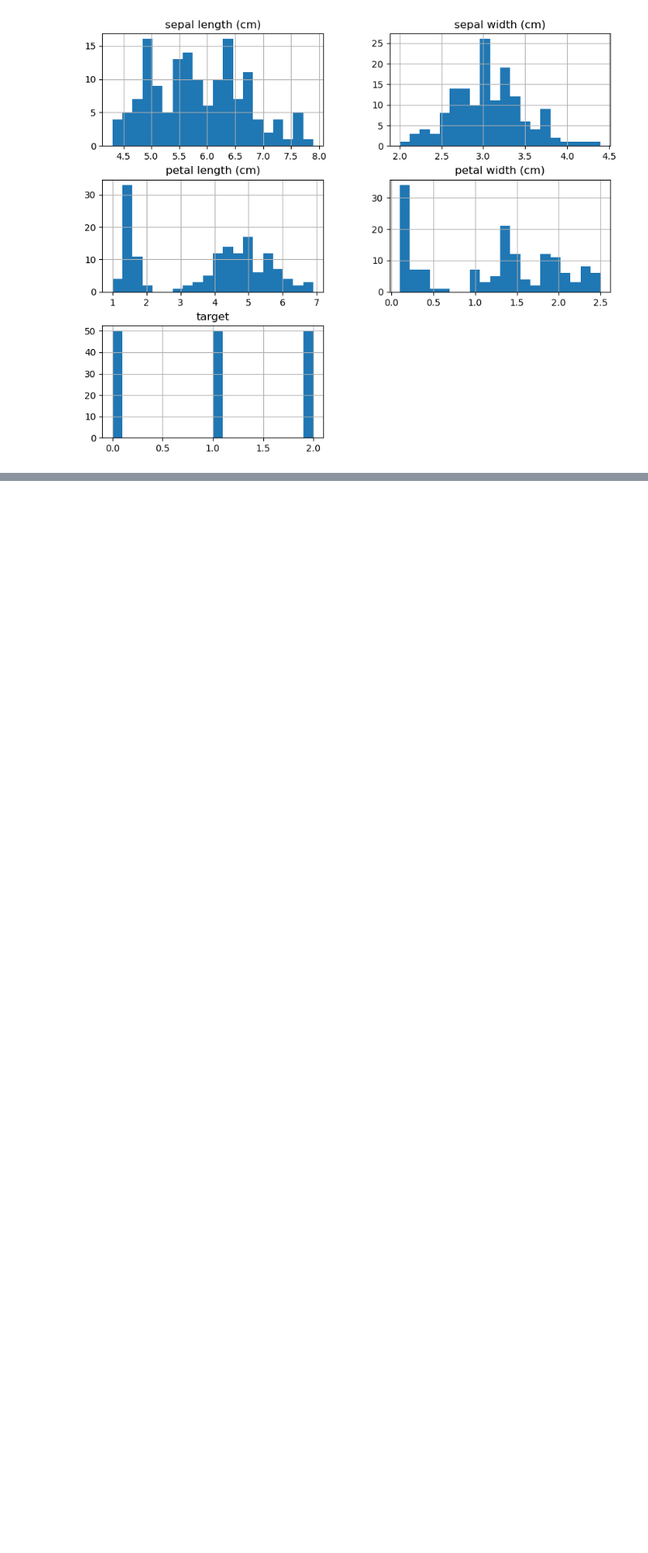
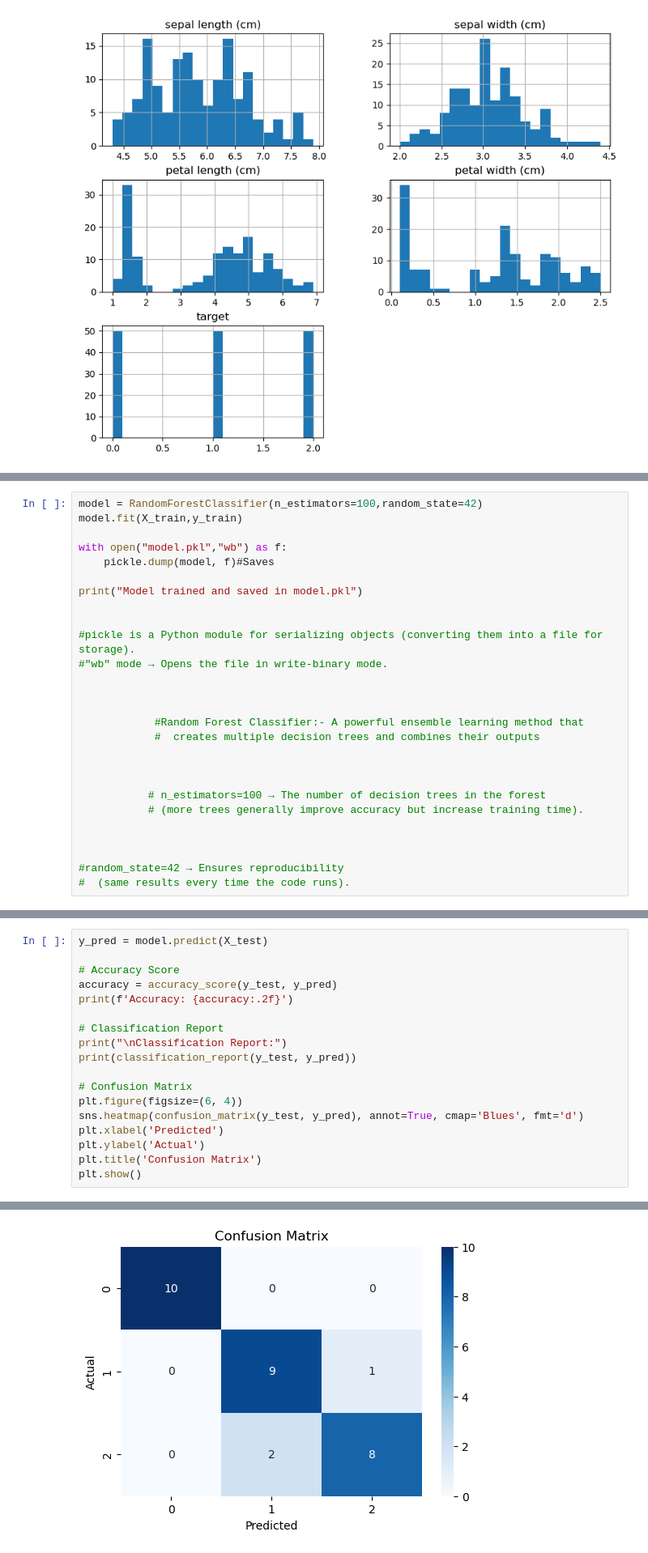
Before and after one commit to ajitesh68/ML-PROJECTS-, a Jupyter notebook: irish_flower/models/main.ipynb, the cells around one changed output, grey strips where cells are left out. Shown at 81% size. Saved outputs shown, nothing was run; the diff lists cells and outputs as text; blank space fills up the shorter version.

```diff
--- a/irish_flower/models/main.ipynb
+++ b/irish_flower/models/main.ipynb
@@ -45,0 +79,27 @@ dtype: int64
+# %%
+model = RandomForestClassifier(n_estimators=100,random_state=42)
+model.fit(X_train,y_train)
+
+with open("model.pkl","wb") as f:
+    pickle.dump(model, f)#Saves
+
+print("Model trained and saved in model.pkl")
+
+
+#pickle is a Python module for serializing objects (converting them into a file for storage).
+#"wb" mode → Opens the file in write-binary mode.
+
+
+
+            #Random Forest Classifier:- A powerful ensemble learning method that
+            #  creates multiple decision trees and combines their outputs
+
+
+
+           # n_estimators=100 → The number of decision trees in the forest
+           # (more trees generally improve accuracy but increase training time).
+
+
+
+#random_state=42 → Ensures reproducibility
+#  (same results every time the code runs).
@@ -45,0 +110,19 @@ dtype: int64
+# %%
+y_pred = model.predict(X_test)
+
+# Accuracy Score
+accuracy = accuracy_score(y_test, y_pred)
+print(f'Accuracy: {accuracy:.2f}')
+
+# Classification Report
+print("\nClassification Report:")
+print(classification_report(y_test, y_pred))
+
+# Confusion Matrix
+plt.figure(figsize=(6, 4))
+sns.heatmap(confusion_matrix(y_test, y_pred), annot=True, cmap='Blues', fmt='d')
+plt.xlabel('Predicted')
+plt.ylabel('Actual')
+plt.title('Confusion Matrix')
+plt.show()
+# %% [output]
@@ -45,0 +141 @@ dtype: int64
+[figure, added]
```
Also changed, not shown: parts of 8 cells of this notebook, 1 other file.
